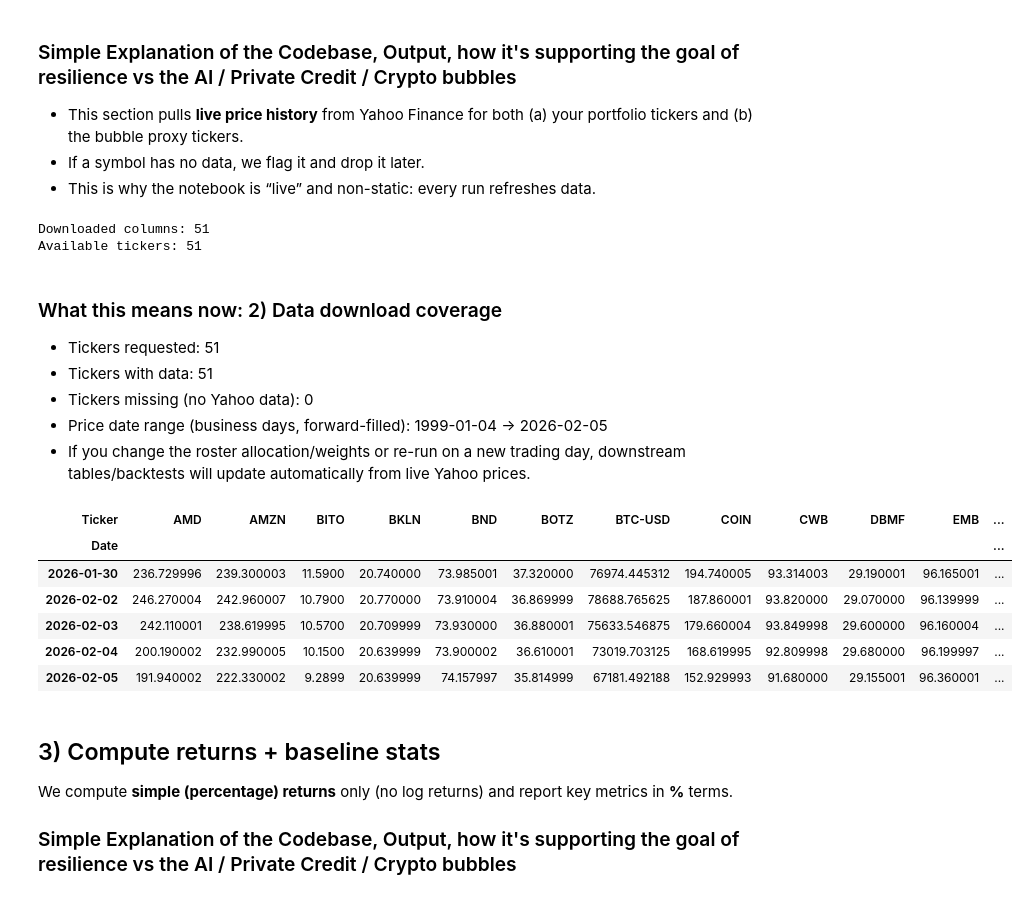
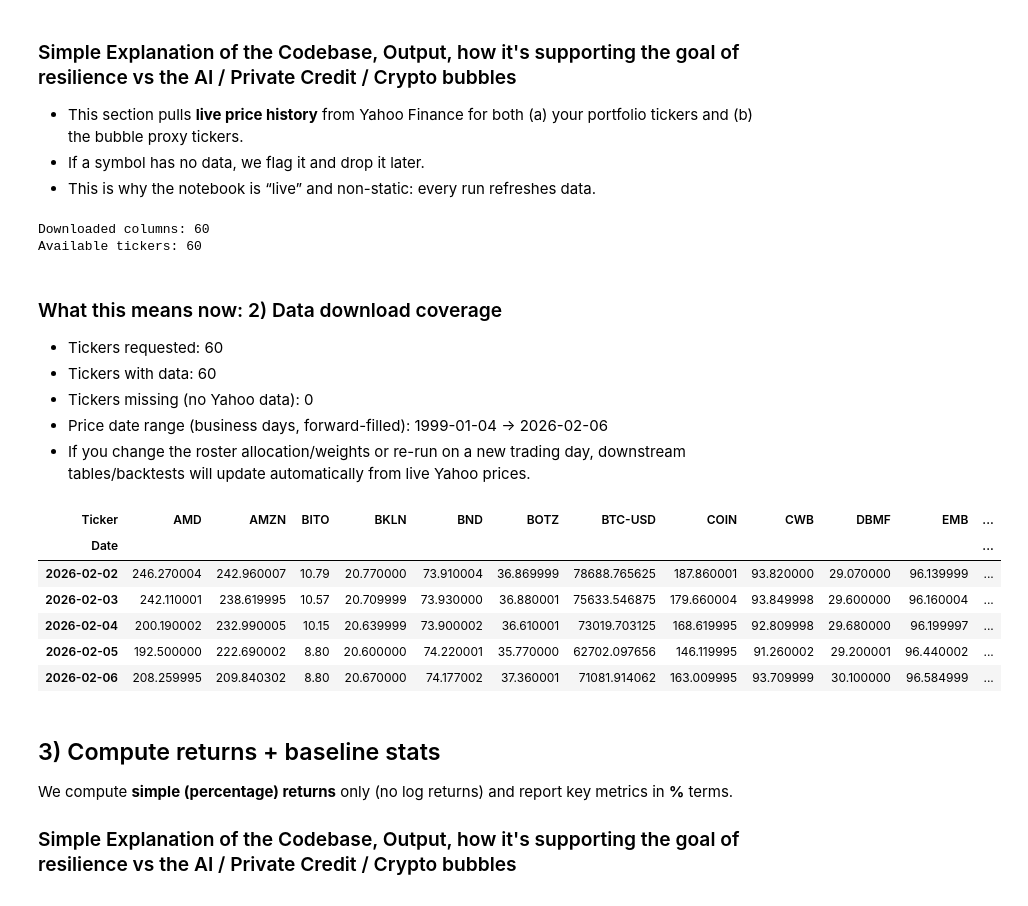
Before and after one commit to Saahil-Dey-Vishal/bubble-resilient-portfolio, a Jupyter notebook: Bubble_Resilient_Portfolio.ipynb, the cells around one changed output. Cells and saved outputs as stored; diff of their text form; code cells hidden in the pictures.

```diff
--- a/Bubble_Resilient_Portfolio.ipynb
+++ b/Bubble_Resilient_Portfolio.ipynb
@@ -119,11 +149,11 @@ from zoneinfo import ZoneInfo
 import json
 import os
 
-WATCH = {
-    'AI bubble': ['QQQ', 'ROBT', 'U8S1.SG', 'ESIFF', 'WTAI', 'NMX101010.FGI'],
-    'Private Credit bubble': ['HYG', 'HYGU.L', 'HYIN', 'TAKMX', 'VPC'],
-    'Crypto bubble': ['BTC-USD', '^SPCMCFUE'],
-}
+if 'BUBBLE_TICKERS' not in globals() or not isinstance(BUBBLE_TICKERS, dict) or not BUBBLE_TICKERS:
+    raise RuntimeError('[market] BUBBLE_TICKERS missing/empty; run Section 0 setup cell first.')
+
+# Watchlist aligned to the bubble indicator tickers (single source of truth)
+WATCH = {k: list(v) for k, v in BUBBLE_TICKERS.items()}
 
 tz = ZoneInfo('America/New_York')
 
@@ -544,7 +572,8 @@ HIST_START = '1999-01-01'
 
 # Investable universe tickers come from the roster CSV (dynamic)
 ficc_tickers = universe_tickers.copy()
-bubble_tickers = list(BUBBLE_TICKERS.values())
+# Underlying bubble tickers (flattened). Bubble *factors* are computed later as composites.
+bubble_tickers = sorted({t for ts in BUBBLE_TICKERS.values() for t in ts})
 
 ALL_TICKERS = sorted(set(ficc_tickers + bubble_tickers))
 
@@ -565,43 +594,43 @@ if 'explain' in globals():
     try:
         start_dt = prices.index.min().date() if (prices is not None and not prices.empty) else None
         end_dt = prices.index.max().date() if (prices is not None and not prices.empty) else None
 
         miss_preview = ''
         if missing:
             miss_preview = ', '.join(missing[:10])
             if len(missing) > 10:
                 miss_preview = miss_preview + ', ...'
 
         explain(
             '2) Data download coverage',
             [
                 f'Tickers requested: {len(ALL_TICKERS)}',
                 f'Tickers with data: {len(available)}',
                 f'Tickers missing (no Yahoo data): {len(missing)}' + (f' [{miss_preview}]' if miss_preview else ''),
                 f'Price date range (business days, forward-filled): {start_dt} → {end_dt}',
                 'If you change the roster allocation/weights or re-run on a new trading day, downstream tables/backtests will update automatically from live Yahoo prices.',
             ],
         )
     except Exception:
         pass
 
 prices.tail()
 # %% [output]
-Downloaded columns: 51
-Available tickers: 51
+Downloaded columns: 60
+Available tickers: 60
 ### What this means now: 2) Data download coverage
-- Tickers requested: 51
-- Tickers with data: 51
+- Tickers requested: 60
+- Tickers with data: 60
 - Tickers missing (no Yahoo data): 0
-- Price date range (business days, forward-filled): 1999-01-04 → 2026-02-05
+- Price date range (business days, forward-filled): 1999-01-04 → 2026-02-06
 - If you change the roster allocation/weights or re-run on a new trading day, downstream tables/backtests will update automatically from live Yahoo prices.
 | Ticker | AMD | AMZN | BITO | BKLN | BND | BOTZ | BTC-USD | COIN | CWB | DBMF | EMB | ... |
 | Date |  |  |  |  |  |  |  |  |  |  |  | ... |
-| 2026-01-30 | 236.729996 | 239.300003 | 11.5900 | 20.740000 | 73.985001 | 37.320000 | 76974.445312 | 194.740005 | 93.314003 | 29.190001 | 96.165001 | ... |
-| 2026-02-02 | 246.270004 | 242.960007 | 10.7900 | 20.770000 | 73.910004 | 36.869999 | 78688.765625 | 187.860001 | 93.820000 | 29.070000 | 96.139999 | ... |
-| 2026-02-03 | 242.110001 | 238.619995 | 10.5700 | 20.709999 | 73.930000 | 36.880001 | 75633.546875 | 179.660004 | 93.849998 | 29.600000 | 96.160004 | ... |
-| 2026-02-04 | 200.190002 | 232.990005 | 10.1500 | 20.639999 | 73.900002 | 36.610001 | 73019.703125 | 168.619995 | 92.809998 | 29.680000 | 96.199997 | ... |
-| 2026-02-05 | 191.940002 | 222.330002 | 9.2899 | 20.639999 | 74.157997 | 35.814999 | 67181.492188 | 152.929993 | 91.680000 | 29.155001 | 96.360001 | ... |
+| 2026-02-02 | 246.270004 | 242.960007 | 10.79 | 20.770000 | 73.910004 | 36.869999 | 78688.765625 | 187.860001 | 93.820000 | 29.070000 | 96.139999 | ... |
+| 2026-02-03 | 242.110001 | 238.619995 | 10.57 | 20.709999 | 73.930000 | 36.880001 | 75633.546875 | 179.660004 | 93.849998 | 29.600000 | 96.160004 | ... |
+| 2026-02-04 | 200.190002 | 232.990005 | 10.15 | 20.639999 | 73.900002 | 36.610001 | 73019.703125 | 168.619995 | 92.809998 | 29.680000 | 96.199997 | ... |
+| 2026-02-05 | 192.500000 | 222.690002 | 8.80 | 20.600000 | 74.220001 | 35.770000 | 62702.097656 | 146.119995 | 91.260002 | 29.200001 | 96.440002 | ... |
+| 2026-02-06 | 208.259995 | 209.840302 | 8.80 | 20.670000 | 74.177002 | 37.360001 | 71081.914062 | 163.009995 | 93.709999 | 30.100000 | 96.584999 | ... |
 # %% [markdown]
 ## 3) Compute returns + baseline stats
 
```
Also changed, not shown: parts of 33 cells of this notebook, 24 other files.
